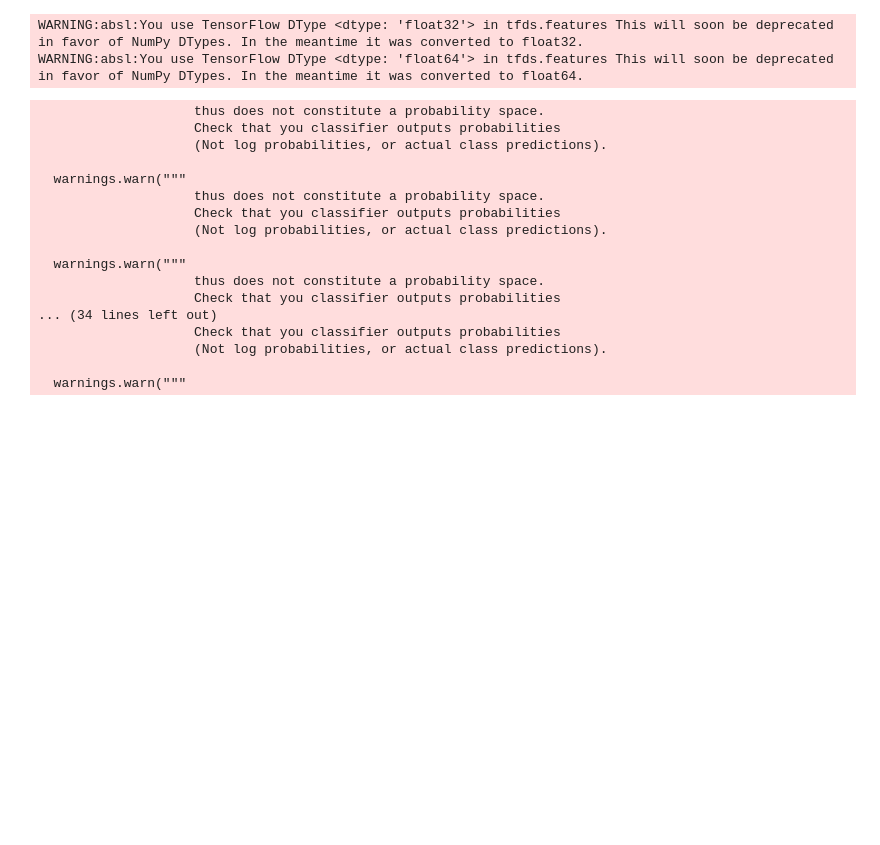
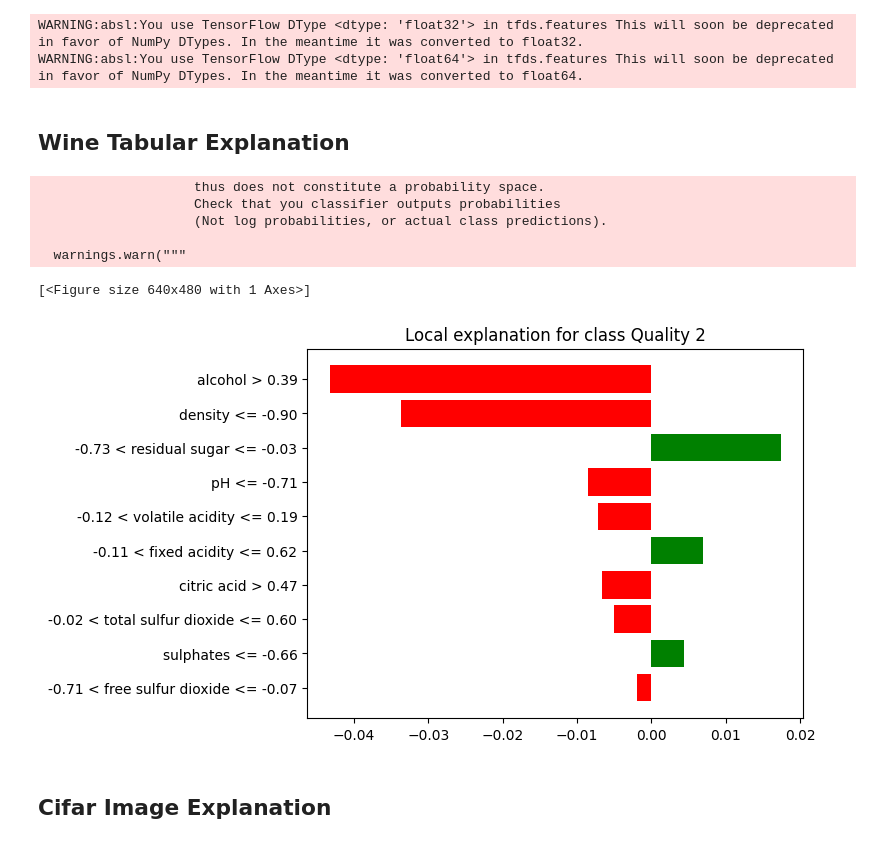
Before and after one commit to imarouani/AI_Interpretability_Deep_Neural_Network_Analysis, a Jupyter notebook: lime.ipynb, the cells around one changed output. Cells and saved outputs as stored; diff of their text form; code cells hidden in the pictures; blank space fills up the shorter version.

```diff
--- a/lime.ipynb
+++ b/lime.ipynb
@@ -54,0 +60,40 @@ explain_wine_sample = create_explain_pipeline(wine_explainer, wine_model, weight
+# %% [markdown]
+## Wine Tabular Explanation
+# %%
+unbatched_wine = wine_test.unbatch()
+
+wine_data = np.array([sample[0].numpy() for sample in unbatched_wine])
+wine_labels = np.array([sample[1].numpy() for sample in unbatched_wine])
+
+wine_explainer = LimeTabularExplainer(
+    wine_data,
+    mode='classification',
+    training_labels=wine_labels,
+    feature_names=[
+        'fixed acidity', 'volatile acidity', 'citric acid',
+        'residual sugar', 'chlorides', 'free sulfur dioxide',
+        'total sulfur dioxide', 'density', 'pH', 'sulphates',
+        'alcohol'],
+    class_names=[f'Quality {i+1}' for i in range(10)]
+)
+# %%
+#we define a lambda function to explain any sample from the data
+wine_explanation_func = lambda sample : wine_explainer.explain_instance(data_row=sample, predict_fn=lambda data: prediction(weights['wine'][1], wine_model, data))
+# %%
+#explain multiple examples
+# wine_explanations = [wine_explanation_func(wine_data[i]) for i in range(10)]
+#explain one example
+wine_explanations = [wine_explanation_func(wine_data[42])]
+
+#we visualize all examples
+[exp.as_pyplot_figure() for i, exp in enumerate(wine_explanations)]
+# %% [output]
+                    thus does not constitute a probability space.
+                    Check that you classifier outputs probabilities
+                    (Not log probabilities, or actual class predictions).
+
+  warnings.warn("""
+[<Figure size 640x480 with 1 Axes>]
+[figure, added]
+# %% [markdown]
+## Cifar Image Explanation
@@ -55,20 +123,2 @@ explain_wine_sample = create_explain_pipeline(wine_explainer, wine_model, weight
 # %%
-wine_explanations = [explain_wine_sample(wine_data[i]) for i in range(10)]
+cifar_explanations = [cifar_explanation_func(cifar_data[i]) for i in range(10)]
-# %% [output]
-                    thus does not constitute a probability space.
-                    Check that you classifier outputs probabilities
-                    (Not log probabilities, or actual class predictions).
-
-  warnings.warn("""
-                    thus does not constitute a probability space.
-                    Check that you classifier outputs probabilities
-                    (Not log probabilities, or actual class predictions).
-
-  warnings.warn("""
-                    thus does not constitute a probability space.
-                    Check that you classifier outputs probabilities
-... (34 lines left out)
-                    Check that you classifier outputs probabilities
-                    (Not log probabilities, or actual class predictions).
-
-  warnings.warn("""
```
Also changed, not shown: parts of 15 cells of this notebook, 29 other files.
